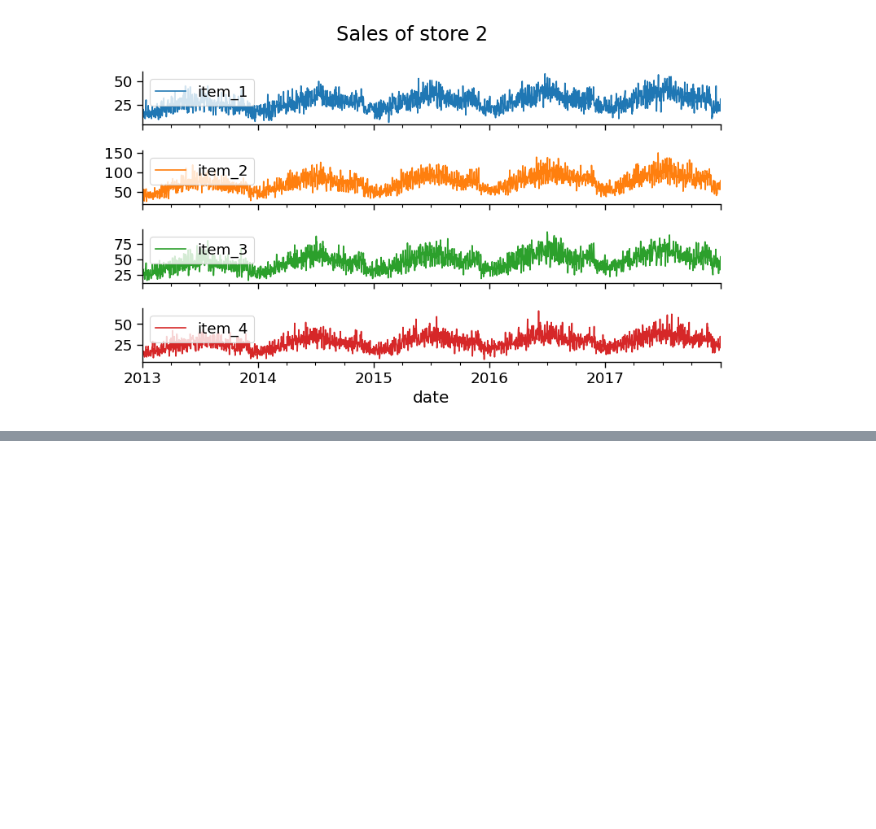
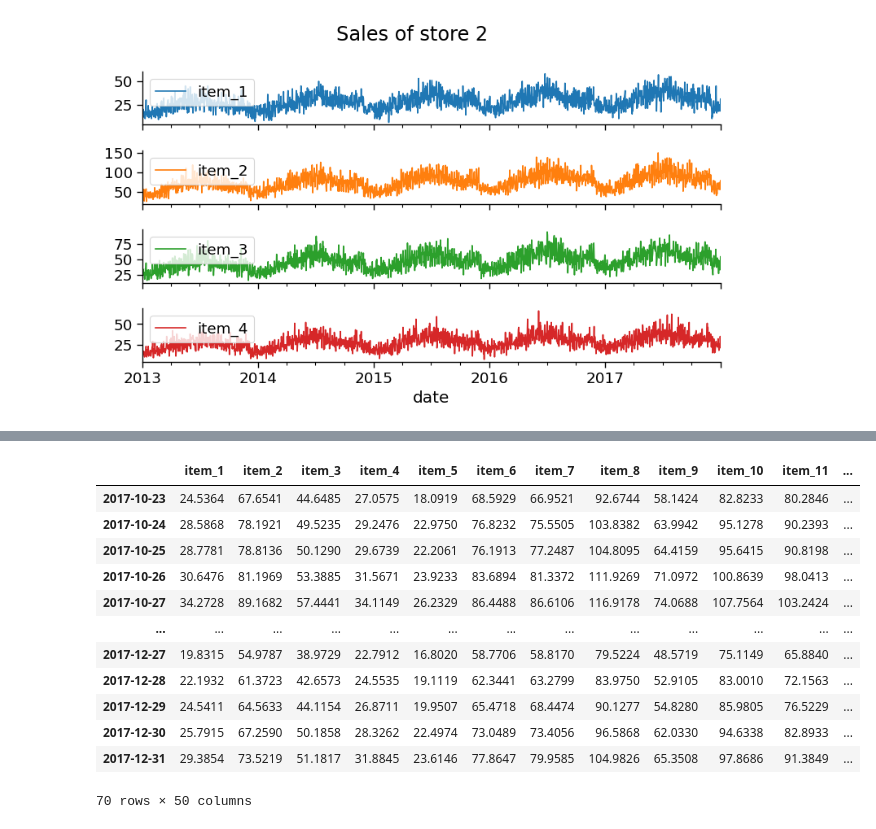
Before and after one commit to razielar/forecasting_with_ML, a Jupyter notebook: 04_backtesting/04_backtesting_with_intermittent_refit.ipynb, the cells around one changed output, grey strips where cells are left out. Drawn from its saved outputs; the diff is of its cells as text; code cells hidden in the pictures; blank space fills up the shorter version.

Commit message:
start backtesting with gap

```diff
--- a/04_backtesting/04_backtesting_with_intermittent_refit.ipynb
+++ b/04_backtesting/04_backtesting_with_intermittent_refit.ipynb
@@ -291,0 +296,40 @@ data["day_of_week"] = data.index.weekday
+# %%
+forecaster = ForecasterAutoregMultiSeries(
+    regressor=Ridge(alpha=1),
+    lags=31,
+    transformer_series=StandardScaler(),
+    transformer_exog=StandardScaler(),
+)
+
+# Define column names of target variables
+target_cols = data.filter(like="item_").columns
+
+# Define column names of exogenous features
+exog_features = ["day_of_week"]
+
+# Forecast horizon & number of steps to move forecast origin
+steps = 7
+
+# Number of Folds to test or windows using Nixtla nomenclature
+n_backtesting = steps * 10
+
+# Initial training set size
+initial_train_size = len(data) - n_backtesting
+
+# Intermittent refitting steps
+refit = 2
+
+# Run backtesting
+metric, predictions = backtesting_forecaster_multiseries(
+    forecaster=forecaster,
+    series=data[target_cols],
+    exog=data[exog_features],
+    initial_train_size=initial_train_size,
+    allow_incomplete_fold=True,
+    steps=steps,
+    metric="mean_absolute_error",
+    fixed_train_size=True,  # Rolling window
+    refit=refit,
+    verbose=True,
+    show_progress=True,
+)
@@ -291,0 +374,16 @@ data["day_of_week"] = data.index.weekday
+# %%
+predictions
+# %% [output]
+|  | item_1 | item_2 | item_3 | item_4 | item_5 | item_6 | item_7 | item_8 | item_9 | item_10 | item_11 | ... |
+| 2017-10-23 | 24.5364 | 67.6541 | 44.6485 | 27.0575 | 18.0919 | 68.5929 | 66.9521 | 92.6744 | 58.1424 | 82.8233 | 80.2846 | ... |
+| 2017-10-24 | 28.5868 | 78.1921 | 49.5235 | 29.2476 | 22.9750 | 76.8232 | 75.5505 | 103.8382 | 63.9942 | 95.1278 | 90.2393 | ... |
+| 2017-10-25 | 28.7781 | 78.8136 | 50.1290 | 29.6739 | 22.2061 | 76.1913 | 77.2487 | 104.8095 | 64.4159 | 95.6415 | 90.8198 | ... |
+| 2017-10-26 | 30.6476 | 81.1969 | 53.3885 | 31.5671 | 23.9233 | 83.6894 | 81.3372 | 111.9269 | 71.0972 | 100.8639 | 98.0413 | ... |
+| 2017-10-27 | 34.2728 | 89.1682 | 57.4441 | 34.1149 | 26.2329 | 86.4488 | 86.6106 | 116.9178 | 74.0688 | 107.7564 | 103.2424 | ... |
+| ... | ... | ... | ... | ... | ... | ... | ... | ... | ... | ... | ... | ... |
+| 2017-12-27 | 19.8315 | 54.9787 | 38.9729 | 22.7912 | 16.8020 | 58.7706 | 58.8170 | 79.5224 | 48.5719 | 75.1149 | 65.8840 | ... |
+| 2017-12-28 | 22.1932 | 61.3723 | 42.6573 | 24.5535 | 19.1119 | 62.3441 | 63.2799 | 83.9750 | 52.9105 | 83.0010 | 72.1563 | ... |
+| 2017-12-29 | 24.5411 | 64.5633 | 44.1154 | 26.8711 | 19.9507 | 65.4718 | 68.4474 | 90.1277 | 54.8280 | 85.9805 | 76.5229 | ... |
+| 2017-12-30 | 25.7915 | 67.2590 | 50.1858 | 28.3262 | 22.4974 | 73.0489 | 73.4056 | 96.5868 | 62.0330 | 94.6338 | 82.8933 | ... |
+| 2017-12-31 | 29.3854 | 73.5219 | 51.1817 | 31.8845 | 23.6146 | 77.8647 | 79.9585 | 104.9826 | 65.3508 | 97.8686 | 91.3849 | ... |
+70 rows × 50 columns
```
Also changed, not shown: parts of 6 cells of this notebook, 1 other file.
